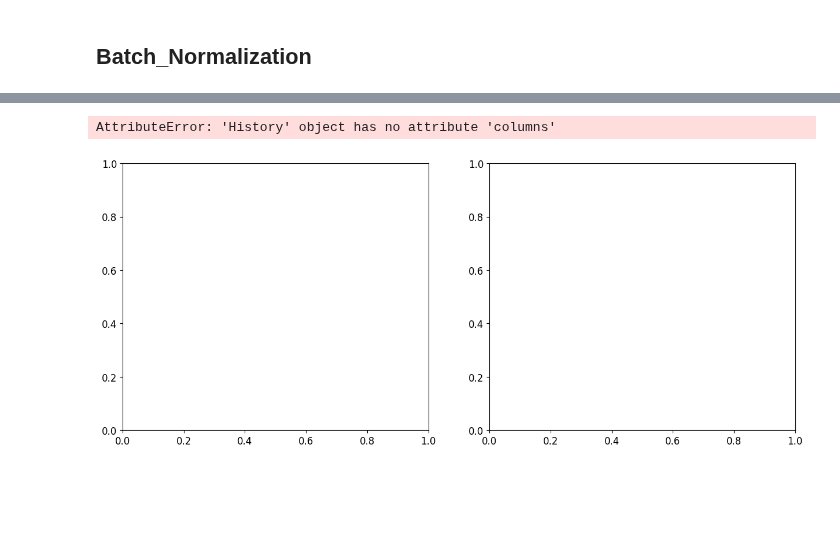
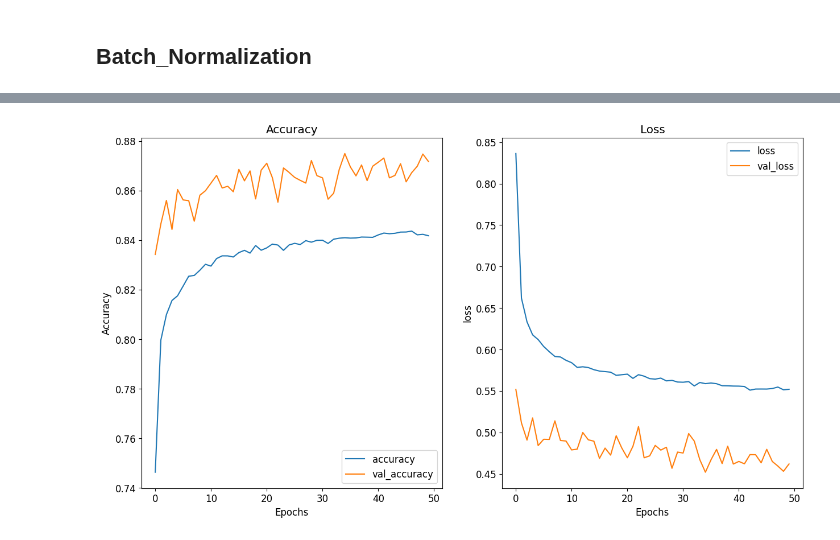
Before and after one commit to gpgaikwad576/DAIAugust2025, a Jupyter notebook: Python/Anurag/DeepLearning/theory/Day4_fashion_mnist.ipynb, the cells around one changed output, grey strips where cells are left out. Saved outputs shown, nothing was run; the diff lists cells and outputs as text; code cells hidden in the pictures; blank space fills up the shorter version.

```diff
--- a/Python/Anurag/DeepLearning/theory/Day4_fashion_mnist.ipynb
+++ b/Python/Anurag/DeepLearning/theory/Day4_fashion_mnist.ipynb
@@ -439,5 +454,4 @@ Epoch 50/50
 # %%
-fn_plot_tf_hist(history)
+plot_graph(history)
 # %% [output]
-AttributeError: 'History' object has no attribute 'columns'
-[figure, old version]
+[figure, new version]
```
Also changed, not shown: parts of 14 cells of this notebook, 3 other files.
